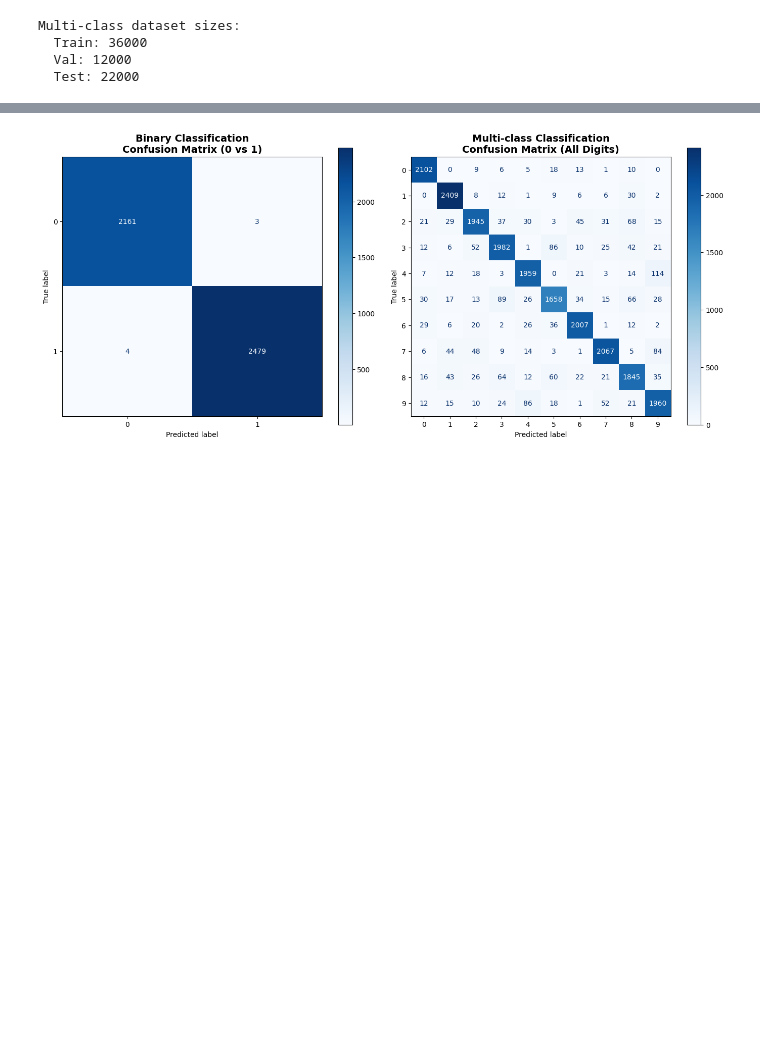
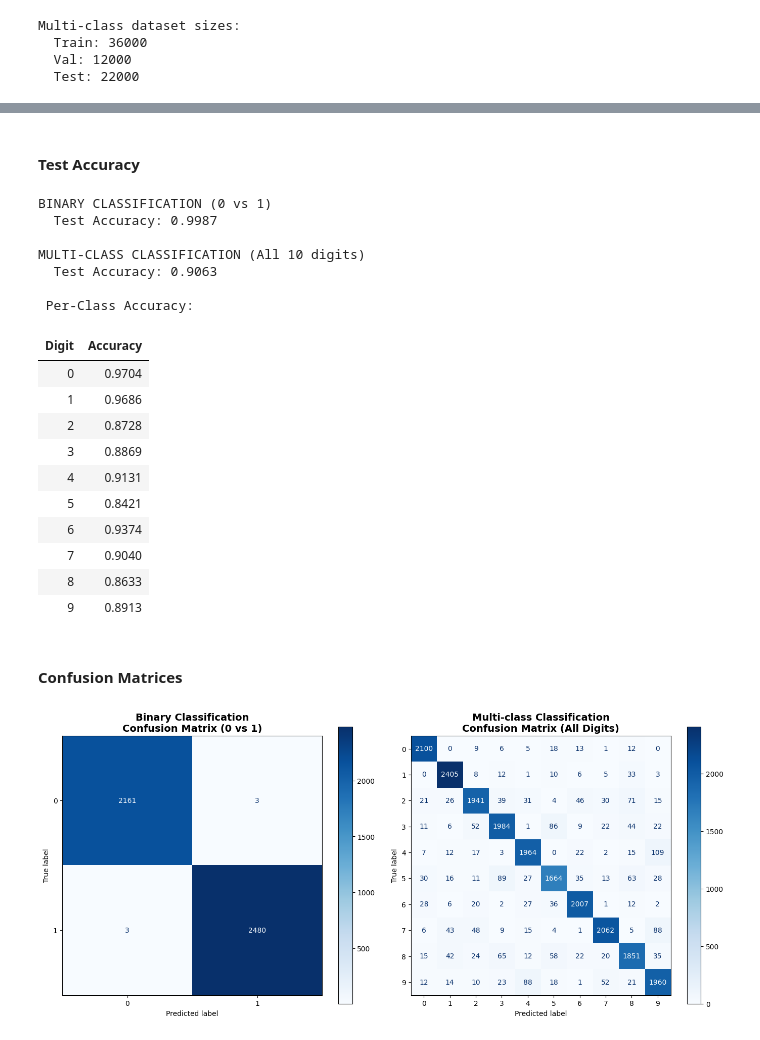
Before and after one commit to Youssef-Keshk/Assignment2-LogisticRegression-SoftmaxRegression-NeuralNets, a Jupyter notebook: notebooks/partA.ipynb, the cells around one changed output, grey strips where cells are left out. Drawn from its saved outputs; the diff is of its cells as text; code cells hidden in the pictures; blank space fills up the shorter version.

```diff
--- a/notebooks/partA.ipynb
+++ b/notebooks/partA.ipynb
@@ -392,0 +128,3 @@ for i in range(num_classes):
+# %%
+multi_model = SoftmaxRegression(input_dim=28*28, n_classes=10)
+multi_model.train(train_loader=train_loader_multi, val_loader=val_loader_multi, epochs=20, lr=0.01)
@@ -447,3 +188,44 @@ plt.show()
+# %% [markdown]
+#### Test Accuracy
+# %%
+test_acc_bin, test_preds_bin, test_labels_bin = bin_model.evaluate_binary(test_loader_bin)
+test_acc_multi, test_preds_multi, test_labels_multi, per_class_acc = multi_model.evaluate_multiclass(test_loader_multi)
+
+# Per-class accuracy table
+per_class_df = pd.DataFrame({
+    "Digit": [f"{i}" for i in range(len(per_class_acc))],
+    "Accuracy": [f"{a:.4f}" for a in per_class_acc]
+})
+
+print(f"\nBINARY CLASSIFICATION (0 vs 1)")
+print(f"  Test Accuracy: {test_acc_bin:.4f}")
+
+print(f"\nMULTI-CLASS CLASSIFICATION (All 10 digits)")
+print(f"  Test Accuracy: {test_acc_multi:.4f}")
+
+print(f"\n Per-Class Accuracy:")
+display(per_class_df.style.hide(axis="index"))
+# %% [output]
+BINARY CLASSIFICATION (0 vs 1)
+  Test Accuracy: 0.9987
+
+MULTI-CLASS CLASSIFICATION (All 10 digits)
+  Test Accuracy: 0.9063
+
+ Per-Class Accuracy:
+| Digit | Accuracy |
+| 0 | 0.9704 |
+| 1 | 0.9686 |
+| 2 | 0.8728 |
+| 3 | 0.8869 |
+| 4 | 0.9131 |
+| 5 | 0.8421 |
+| 6 | 0.9374 |
+| 7 | 0.9040 |
+| 8 | 0.8633 |
+| 9 | 0.8913 |
+# %% [markdown]
+#### Confusion Matrices
 # %%
 fig, axes = plt.subplots(1, 2, figsize=(14, 6))
 cm_bin = confusion_matrix(test_labels_bin, test_preds_bin)
```
Also changed, not shown: parts of 45 cells of this notebook.
